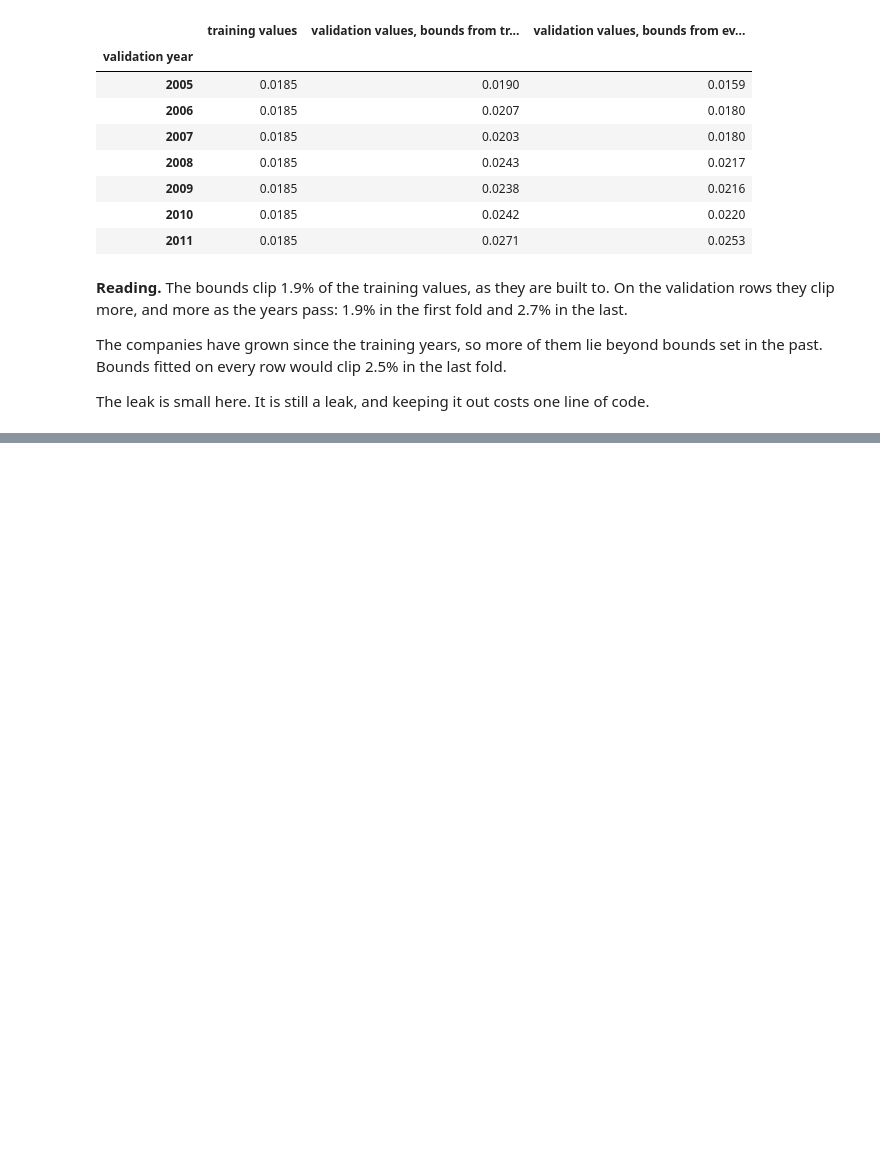
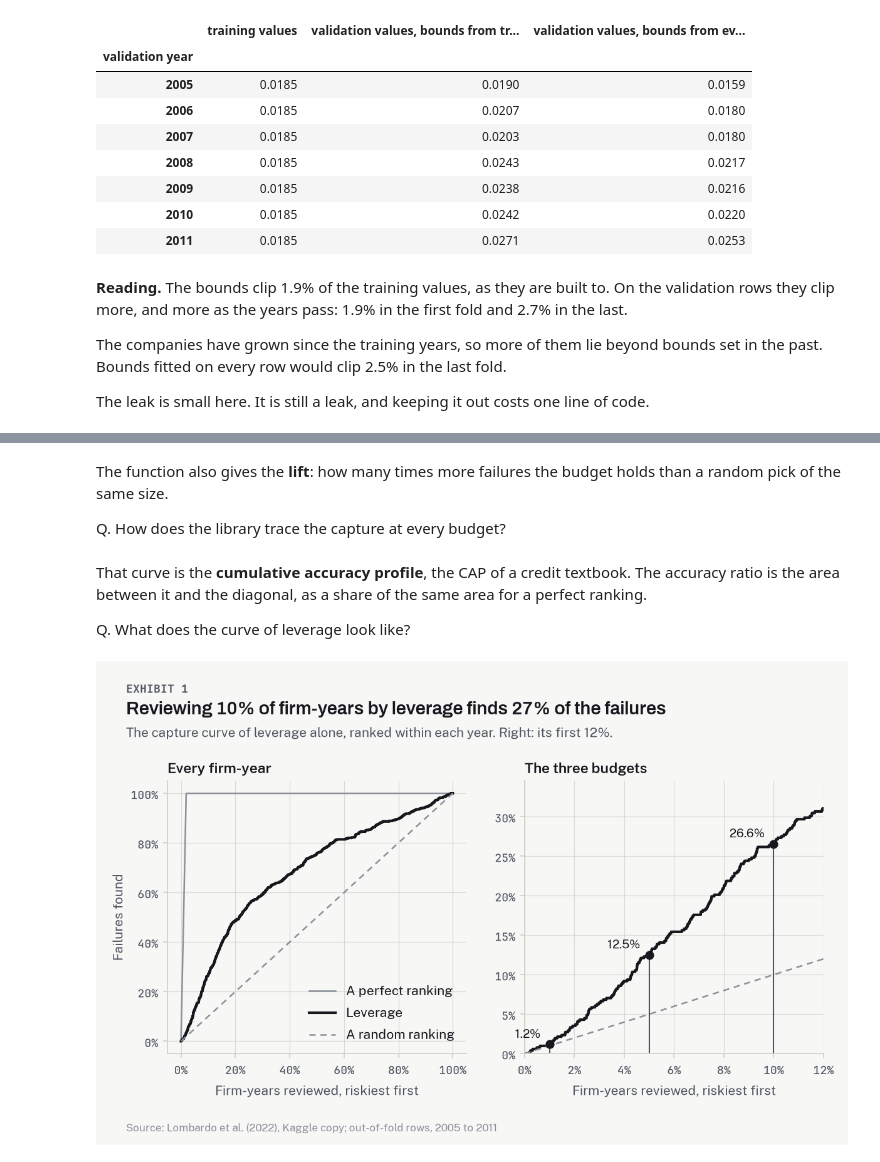
Before and after one commit to lenamonj/corp-default, a Jupyter notebook: notebooks/04_the_yardstick.ipynb, the cells around one changed output, grey strips where cells are left out. Saved outputs shown, nothing was run; the diff lists cells and outputs as text; code cells hidden in the pictures; blank space fills up the shorter version.

```diff
--- a/notebooks/04_the_yardstick.ipynb
+++ b/notebooks/04_the_yardstick.ipynb
@@ -209,7 +209,7 @@ Q. How does the library keep to that?
 # %%
 # taught: corp_default.splits.development
 def development(frame: pd.DataFrame) -> pd.DataFrame:
-    """Observation years up to DEV_END: everything a model may be built and chosen on."""
+    """Fiscal years up to DEV_END: everything a model may be built and chosen on."""
     return frame.loc[frame["year"] <= DEV_END]
 # %% [markdown]
 Q. What happens when a chapter reaches for the holdout early?
@@ -726,0 +662,4 @@ viz.exhibit(
+# %% [markdown]
+The function also gives the **lift**: how many times more failures the budget holds than a random pick of the same size.
+
+Q. How does the library trace the capture at every budget?
@@ -726,0 +675,49 @@ viz.exhibit(
+# %% [markdown]
+That curve is the **cumulative accuracy profile**, the CAP of a credit textbook.
+The accuracy ratio is the area between it and the diagonal, as a share of the same area for a perfect ranking.
+
+Q. What does the curve of leverage look like?
+# %%
+budgets = capture_rate(y, pct, BUDGETS).set_index("budget")
+reviewed, captured = capture_curve(y, pct)
+base = y.mean()
+
+store.put("budgets", ", ".join(budgets.index[:-1]) + f", and {budgets.index[-1]}")
+store.put("capture_10", budgets["capture_rate"].iloc[-1])
+store.put("lift_10", budgets["lift"].iloc[-1])
+store.put("capture_5", budgets["capture_rate"].iloc[1])
+store.put("reviewed_1", budgets["n_reviewed"].iloc[0])
+store.put("caught_1", budgets["defaults_caught"].iloc[0])
+store.put("lift_1", budgets["lift"].iloc[0])
+
+fig, (whole, top) = plt.subplots(1, 2, figsize=(viz.EXHIBIT_WIDTH_IN, 3.8))
+whole.plot([0, base, 1], [0, 1, 1], color=viz.MIST, linewidth=1.2, label="A perfect ranking")
+whole.plot(reviewed, captured, color=viz.INK, label="Leverage")
+whole.plot([0, 1], [0, 1], color=viz.MIST, linewidth=1.2, linestyle=(0, (4, 3)),
+           label="A random ranking")  # fmt: skip
+whole.set_title("Every firm-year")
+whole.legend(loc="lower right")
+top.plot(reviewed, captured, color=viz.INK)
+top.plot([0, 1], [0, 1], color=viz.MIST, linewidth=1.2, linestyle=(0, (4, 3)))
+for budget, share in zip(BUDGETS, budgets["capture_rate"]):
+    top.plot([budget, budget], [0, share], color=viz.SLATE, linewidth=1)
+    top.scatter(budget, share, s=34, color=viz.INK, zorder=3)
+    top.annotate(f"{share:.1%}", (budget, share), xytext=(-7, 5), textcoords="offset points",
+                 ha="right", size=9)  # fmt: skip
+top.set_xlim(0, 0.12)
+top.set_ylim(0, budgets["capture_rate"].iloc[-1] * 1.3)
+top.set_title("The three budgets")
+for ax in (whole, top):
+    ax.xaxis.set_major_formatter(PercentFormatter(1.0, decimals=0))
+    ax.yaxis.set_major_formatter(PercentFormatter(1.0, decimals=0))
+    ax.set_xlabel("Firm-years reviewed, riskiest first")
+whole.set_ylabel("Failures found")
+viz.exhibit(
+    fig,
+    f"Reviewing {BUDGETS[-1]:.0%} of firm-years by leverage finds "
+    f"{budgets['capture_rate'].iloc[-1]:.0%} of the failures",
+    "The capture curve of leverage alone, ranked within each year. Right: its first 12%.",
+    OOF_SOURCE,
+)
+# %% [output]
+[figure, added]
```
Also changed, not shown: parts of 97 cells of this notebook, 4 other files.
